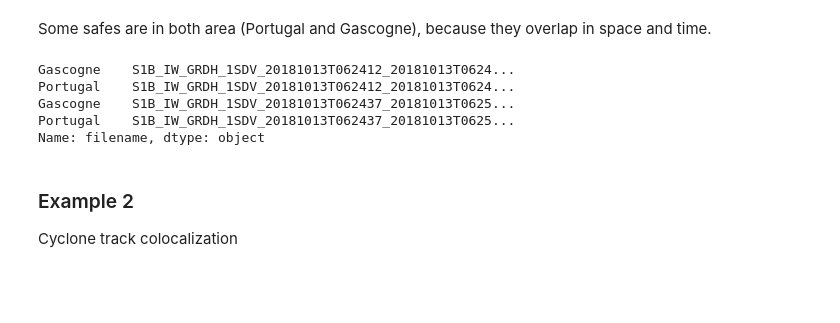
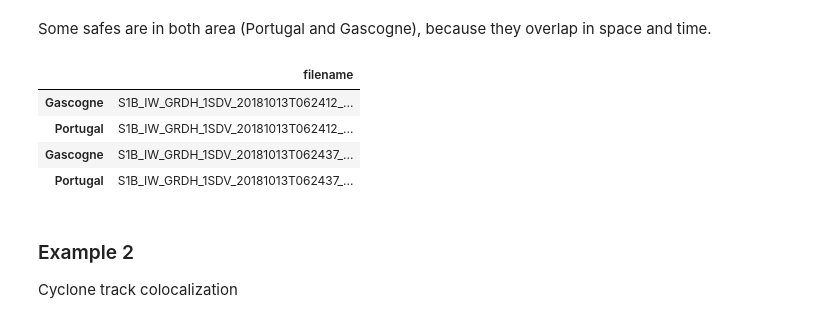
Before and after one commit to oarcher/sentinelrequest, a Jupyter notebook: README.ipynb, the cells around one changed output. Drawn from its saved outputs; the diff is of its cells as text; code cells hidden in the pictures; blank space fills up the shorter version.

```diff
--- a/README.ipynb
+++ b/README.ipynb
@@ -162,13 +201,13 @@ safes.loc['Portugal']
 # %% [markdown]
 Some safes are in both area (Portugal and Gascogne), because they overlap in space and time.
 # %%
-safes[safes.duplicated(['filename'],keep=False)]['filename']
+safes[safes.duplicated(['filename'],keep=False)][['filename']]
 # %% [output]
-Gascogne    S1B_IW_GRDH_1SDV_20181013T062412_20181013T0624...
-Portugal    S1B_IW_GRDH_1SDV_20181013T062412_20181013T0624...
-Gascogne    S1B_IW_GRDH_1SDV_20181013T062437_20181013T0625...
-Portugal    S1B_IW_GRDH_1SDV_20181013T062437_20181013T0625...
-Name: filename, dtype: object
+|  | filename |
+| Gascogne | S1B_IW_GRDH_1SDV_20181013T062412_... |
+| Portugal | S1B_IW_GRDH_1SDV_20181013T062412_... |
+| Gascogne | S1B_IW_GRDH_1SDV_20181013T062437_... |
+| Portugal | S1B_IW_GRDH_1SDV_20181013T062437_... |
 # %% [markdown]
 ### Example 2
 Cyclone track colocalization
```
Also changed, not shown: parts of 7 cells of this notebook, 1 other file.
